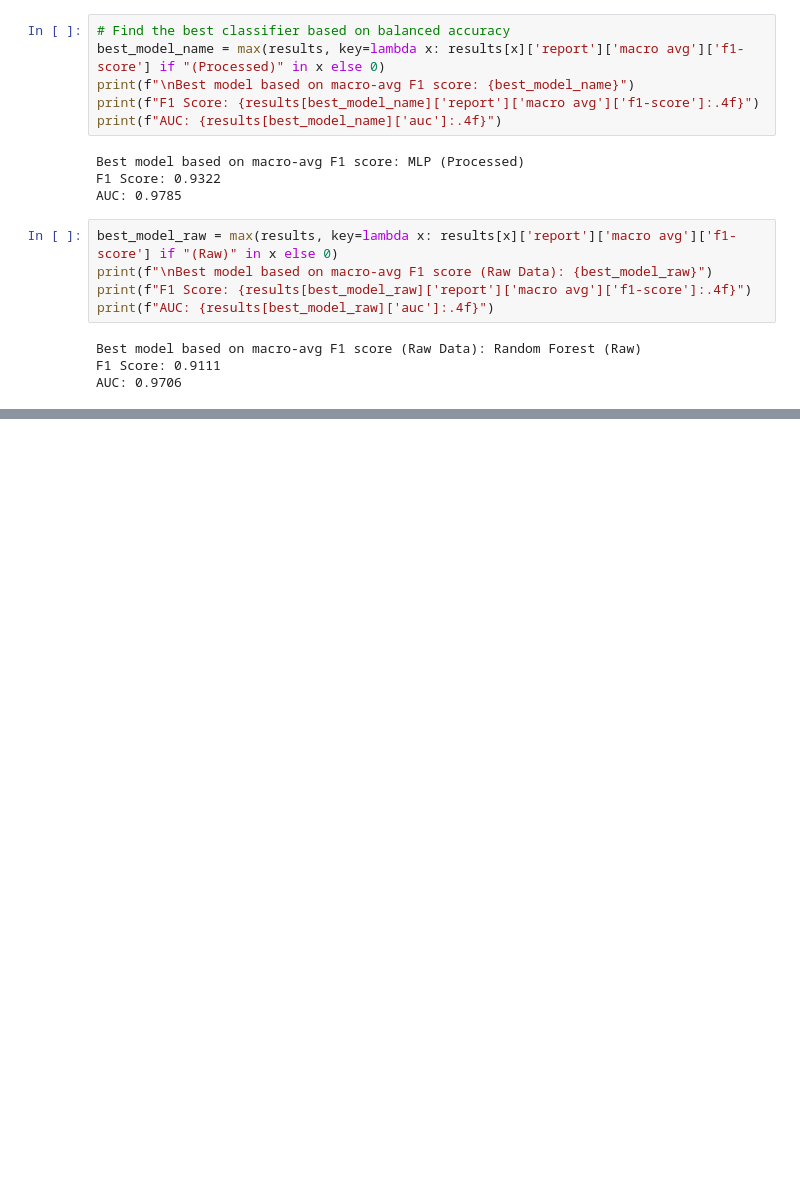
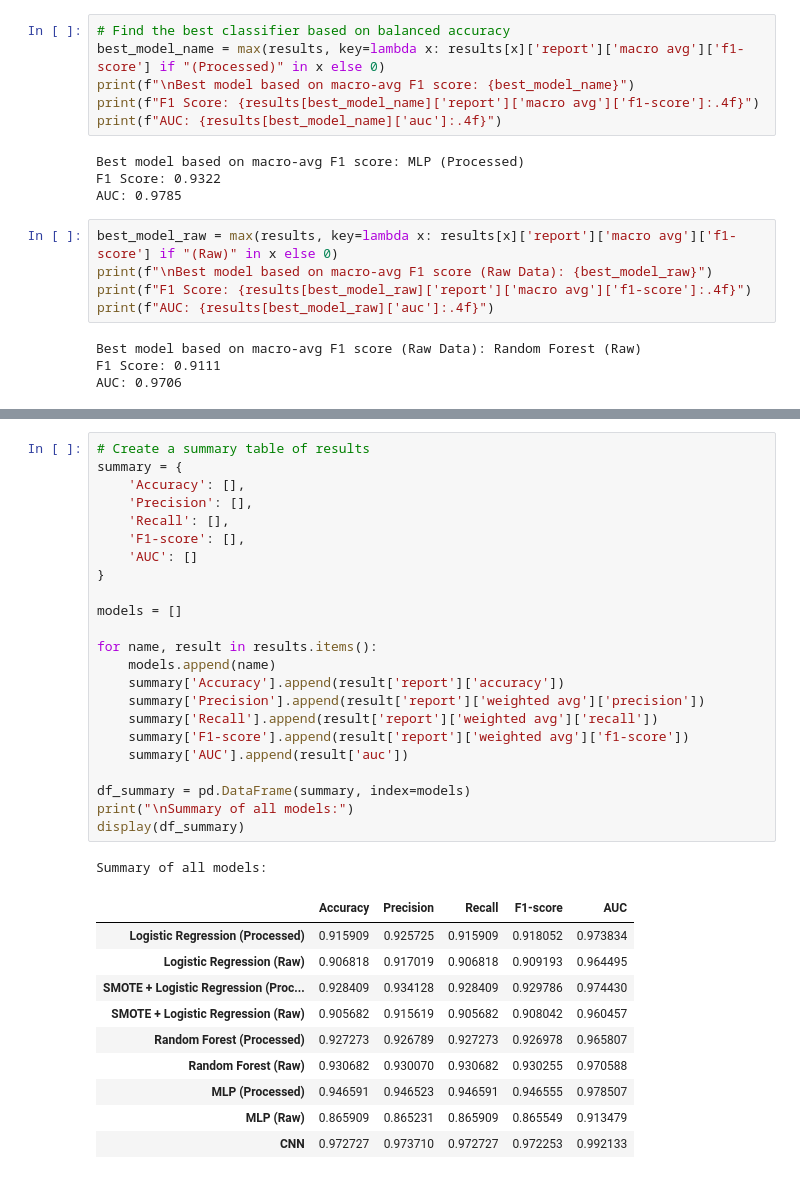
Before and after one commit to Hayder-Aleissa/RD_detection, a Jupyter notebook: RD_detection.ipynb, the cells around one changed output, grey strips where cells are left out. Saved outputs shown, nothing was run; the diff lists cells and outputs as text; blank space fills up the shorter version.

```diff
--- a/RD_detection.ipynb
+++ b/RD_detection.ipynb
@@ -692,0 +805,35 @@ Test Accuracy: 0.9727
+# %%
+# Create a summary table of results
+summary = {
+    'Accuracy': [],
+    'Precision': [],
+    'Recall': [],
+    'F1-score': [],
+    'AUC': []
+}
+
+models = []
+
+for name, result in results.items():
+    models.append(name)
+    summary['Accuracy'].append(result['report']['accuracy'])
+    summary['Precision'].append(result['report']['weighted avg']['precision'])
+    summary['Recall'].append(result['report']['weighted avg']['recall'])
+    summary['F1-score'].append(result['report']['weighted avg']['f1-score'])
+    summary['AUC'].append(result['auc'])
+
+df_summary = pd.DataFrame(summary, index=models)
+print("\nSummary of all models:")
+display(df_summary)
+# %% [output]
+Summary of all models:
+|  | Accuracy | Precision | Recall | F1-score | AUC |
+| Logistic Regression (Processed) | 0.915909 | 0.925725 | 0.915909 | 0.918052 | 0.973834 |
+| Logistic Regression (Raw) | 0.906818 | 0.917019 | 0.906818 | 0.909193 | 0.964495 |
+| SMOTE + Logistic Regression (Proc... | 0.928409 | 0.934128 | 0.928409 | 0.929786 | 0.974430 |
+| SMOTE + Logistic Regression (Raw) | 0.905682 | 0.915619 | 0.905682 | 0.908042 | 0.960457 |
+| Random Forest (Processed) | 0.927273 | 0.926789 | 0.927273 | 0.926978 | 0.965807 |
+| Random Forest (Raw) | 0.930682 | 0.930070 | 0.930682 | 0.930255 | 0.970588 |
+| MLP (Processed) | 0.946591 | 0.946523 | 0.946591 | 0.946555 | 0.978507 |
+| MLP (Raw) | 0.865909 | 0.865231 | 0.865909 | 0.865549 | 0.913479 |
+| CNN | 0.972727 | 0.973710 | 0.972727 | 0.972253 | 0.992133 |
```
Also changed, not shown: parts of 33 cells of this notebook.
